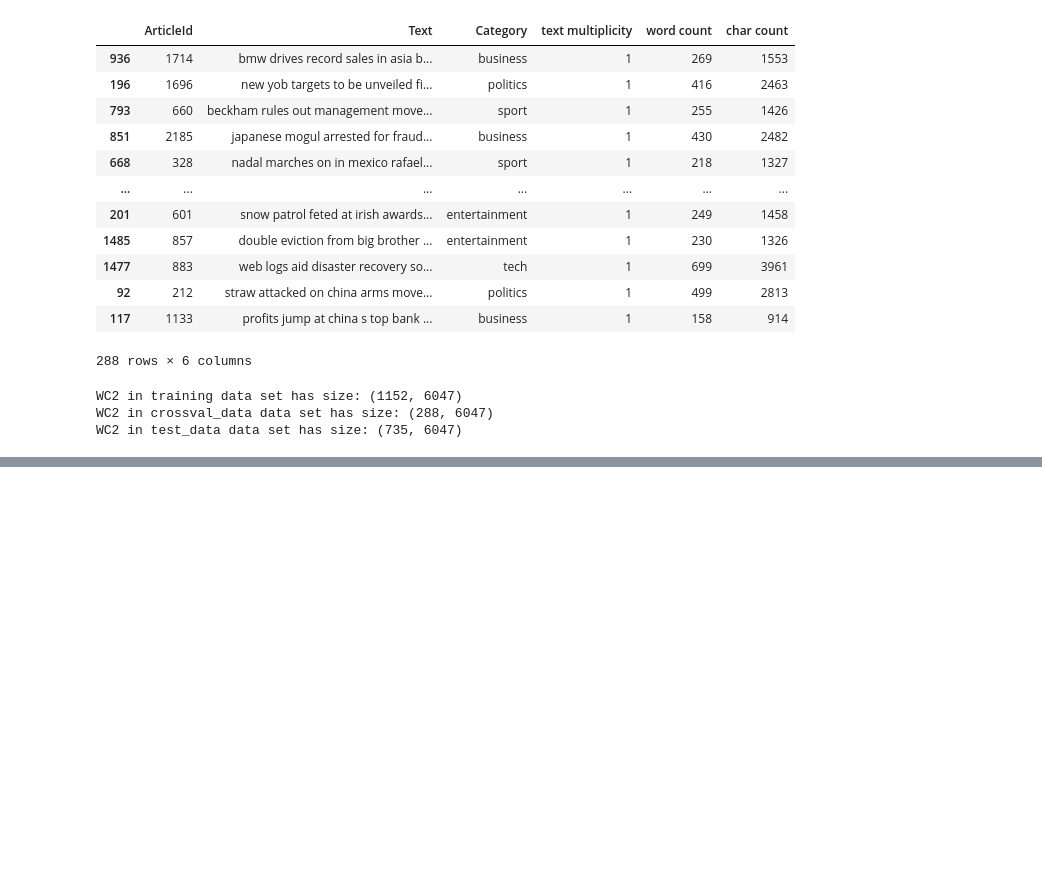
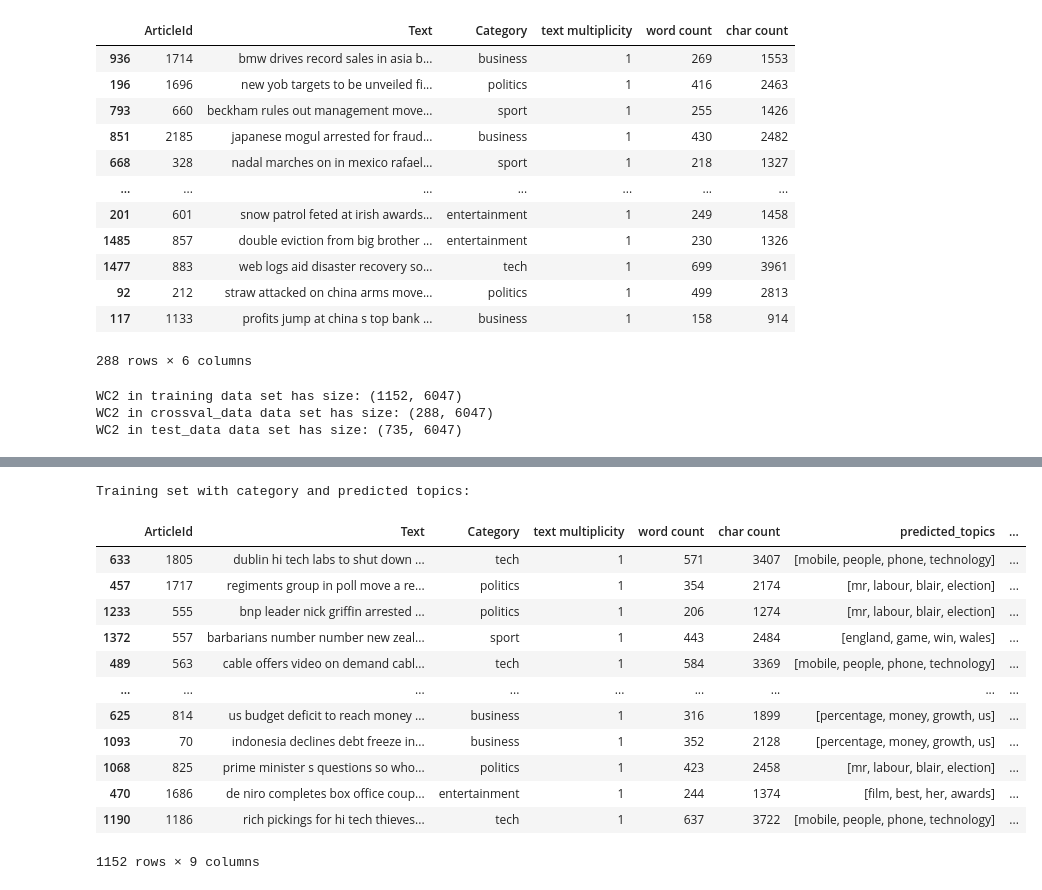
Before and after one commit to yasuomaidana/introduction-to-machine-learning, a Jupyter notebook: Unsupervised Algorithms in Machine Learning/BBC News Classification/BBC text classification.ipynb, the cells around one changed output, grey strips where cells are left out. Drawn from its saved outputs; the diff is of its cells as text; code cells hidden in the pictures; blank space fills up the shorter version.

```diff
--- a/Unsupervised Algorithms in Machine Learning/BBC News Classification/BBC text classification.ipynb
+++ b/Unsupervised Algorithms in Machine Learning/BBC News Classification/BBC text classification.ipynb
@@ -818,0 +1013,12 @@ WC2 in test_data data set has size: (735, 6047)
+# %%
+print("H train contains coefficients to p={} rows (topics), each defined by a combination of {} words.".format(*H_train.shape))
+print("We will represent each topic (row) with the {} words that have the largest coefficient in H".format(n_top_words))
+
+topics = {i:list(train_data.words[MyNMF.get_ind_largest(row,n_top_words)])  for i,row in enumerate(H_train)}
+print(topics)
+
+for i,row in enumerate(H_train):
+    ind_largest = MyNMF.get_ind_largest(row,n_top_words)
+    print('\nTopic in Row {} is represented by the words: \n{} with coefficients:\n{}'.format(
+        i,train_data.words[ind_largest],np.round(row[ind_largest],2)))
+print('\nCompare these words to the official categories:\n',set(train_data.df['Category']))
@@ -818,0 +1048,22 @@ WC2 in test_data data set has size: (735, 6047)
+# %%
+print('Training set with category and predicted topics:')
+t_df= train_df.copy()
+t_df['predicted_topics']=[topics[np.argmax(article)] for article in W_train]
+t_df['predicted_topic_id']=[np.argmax(article) for article in W_train]
+t_df['cat_id']=t_df['Category'].factorize()[0]
+t_df
+# %% [output]
+Training set with category and predicted topics:
+|  | ArticleId | Text | Category | text multiplicity | word count | char count | predicted_topics | ... |
+| 633 | 1805 | dublin hi tech labs to shut down ... | tech | 1 | 571 | 3407 | [mobile, people, phone, technology] | ... |
+| 457 | 1717 | regiments group in poll move a re... | politics | 1 | 354 | 2174 | [mr, labour, blair, election] | ... |
+| 1233 | 555 | bnp leader nick griffin arrested ... | politics | 1 | 206 | 1274 | [mr, labour, blair, election] | ... |
+| 1372 | 557 | barbarians number number new zeal... | sport | 1 | 443 | 2484 | [england, game, win, wales] | ... |
+| 489 | 563 | cable offers video on demand cabl... | tech | 1 | 584 | 3369 | [mobile, people, phone, technology] | ... |
+| ... | ... | ... | ... | ... | ... | ... | ... | ... |
+| 625 | 814 | us budget deficit to reach money ... | business | 1 | 316 | 1899 | [percentage, money, growth, us] | ... |
+| 1093 | 70 | indonesia declines debt freeze in... | business | 1 | 352 | 2128 | [percentage, money, growth, us] | ... |
+| 1068 | 825 | prime minister s questions so who... | politics | 1 | 423 | 2458 | [mr, labour, blair, election] | ... |
+| 470 | 1686 | de niro completes box office coup... | entertainment | 1 | 244 | 1374 | [film, best, her, awards] | ... |
+| 1190 | 1186 | rich pickings for hi tech thieves... | tech | 1 | 637 | 3722 | [mobile, people, phone, technology] | ... |
+1152 rows × 9 columns
```
Also changed, not shown: parts of 12 cells of this notebook.
